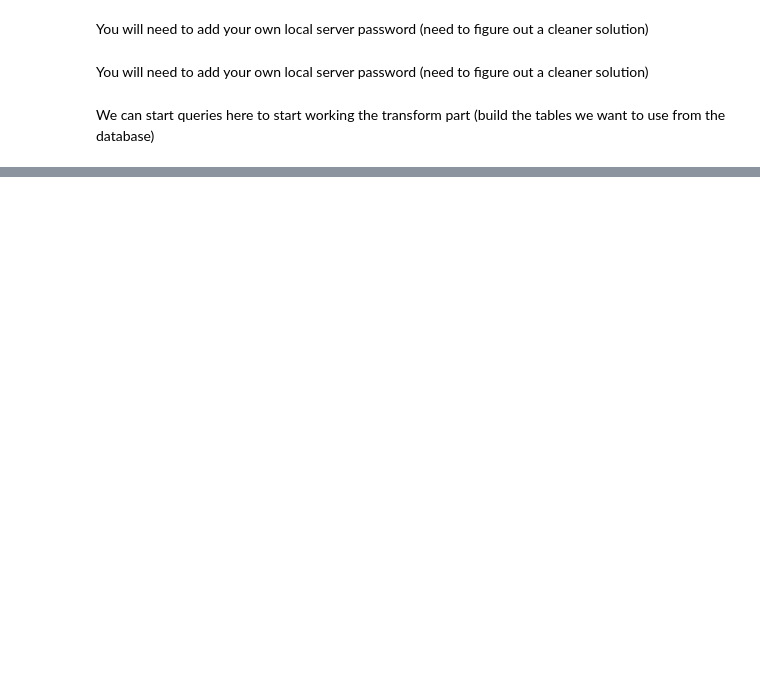
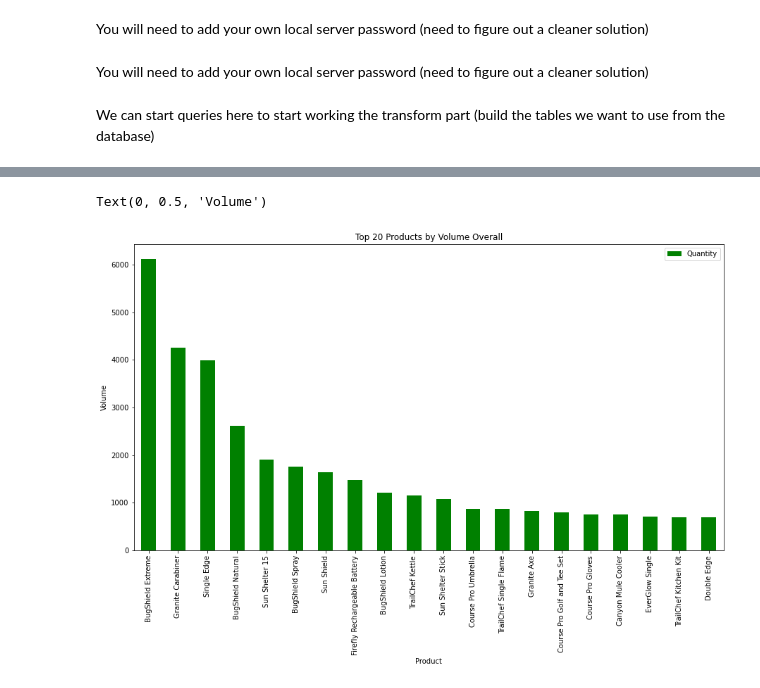
Before and after one commit to RenettaNelson/ADS-507---SQL-Data-Pipeline, a Jupyter notebook: ADS-507-01_group_3_code.ipynb, the cells around one changed output, grey strips where cells are left out. Drawn from its saved outputs; the diff is of its cells as text; code cells hidden in the pictures; blank space fills up the shorter version.

```diff
--- a/ADS-507-01_group_3_code.ipynb
+++ b/ADS-507-01_group_3_code.ipynb
@@ -81,0 +156,11 @@ sql
+# %%
+#Total product sales by volume
+product_vol = pd.DataFrame(pd.read_sql("SELECT s.Quantity,\
+                                               p.Product \
+                                        FROM go_daily_sales s \
+                                            JOIN go_products p \
+                                            ON s.`Product number` = p.`Product number` \
+                                        Group by Product Order by Quantity DESC \
+                                        LIMIT 20;",
+                                        connection))
+product_vol
@@ -81,0 +185,8 @@ sql
+# %%
+#Plot of product sales by volume (top 20)
+ax = product_vol.plot.bar(x='Product', y='Quantity', figsize = (15,8), color='green')
+ax.set_title("Top 20 Products by Volume Overall")
+ax.set_ylabel('Volume')
+# %% [output]
+Text(0, 0.5, 'Volume')
+[figure, added]
```
Also changed, not shown: parts of 20 cells of this notebook.
